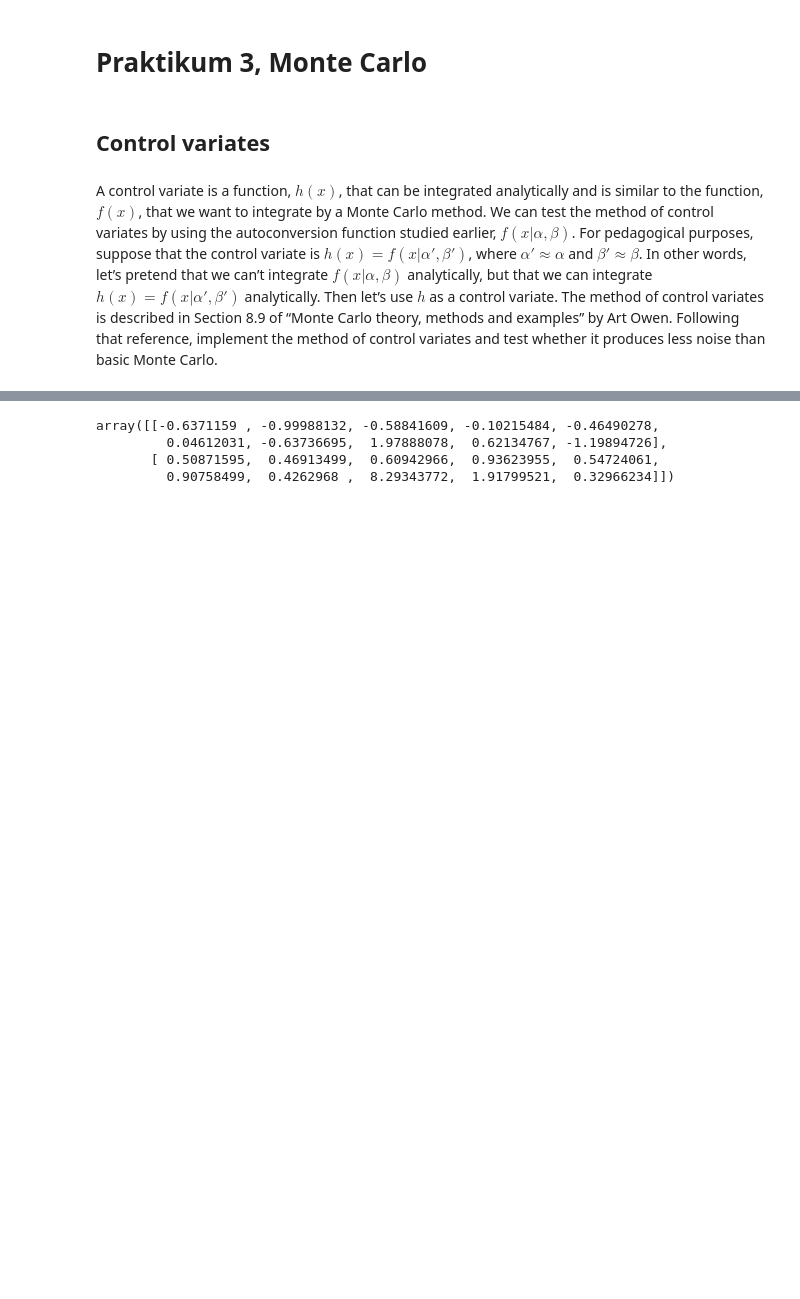
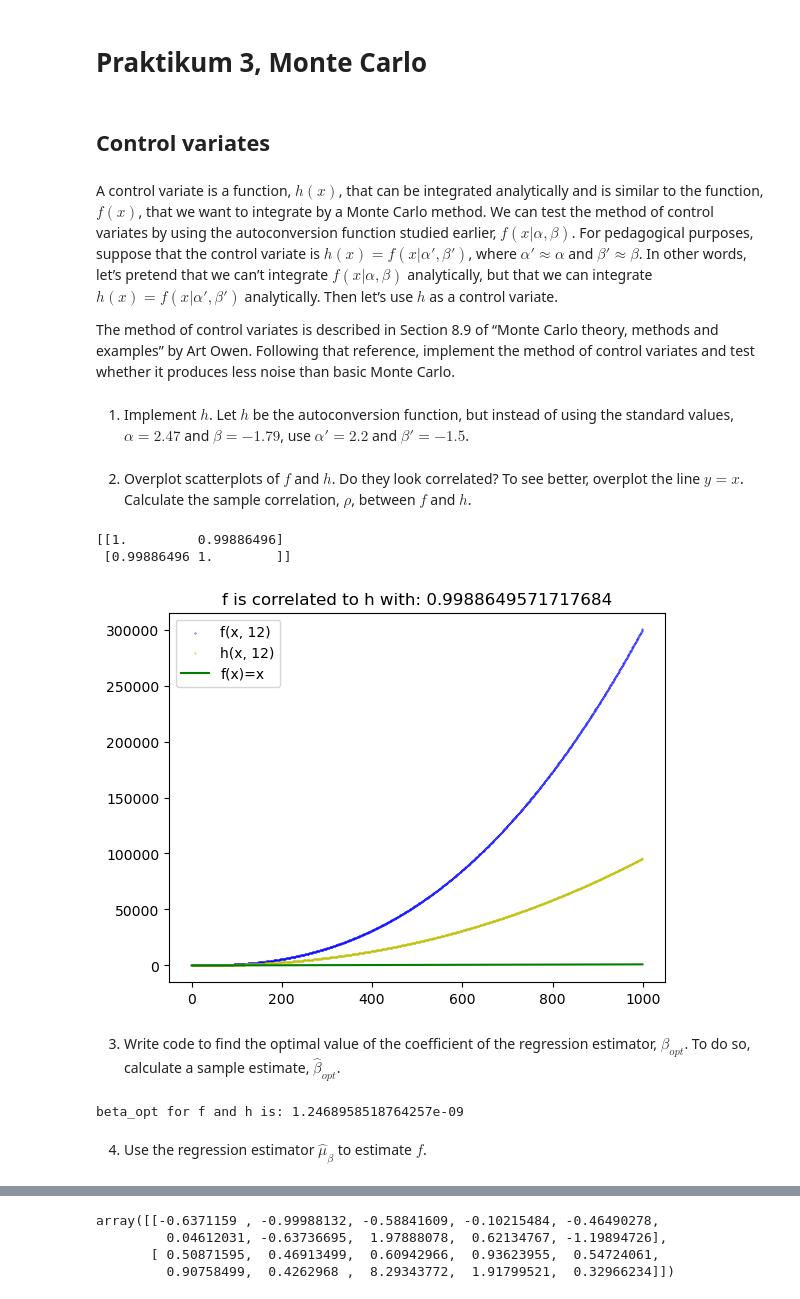
Before and after one commit to svbergmann/Mathematical-modeling-of-the-atmosphere, a Jupyter notebook: praktika/praktikum3.ipynb, the cells around one changed output, grey strips where cells are left out. Drawn from its saved outputs; the diff is of its cells as text; code cells hidden in the pictures; blank space fills up the shorter version.

```diff
--- a/praktika/praktikum3.ipynb
+++ b/praktika/praktikum3.ipynb
@@ -3,10 +3,73 @@
 # %% [markdown]
 ## Control variates
 # %% [markdown]
-A control variate is a function, $h(x)$, that can be integrated analytically and is similar to the function, $f(x)$, that we want to integrate by a Monte Carlo method.
-We can test the method of control variates by using the autoconversion function studied earlier, $f(x|\alpha, \beta)$.
- For pedagogical purposes, suppose that the control variate is $h(x) = f(x|\alpha ′, \beta ′)$, where $\alpha ′ \approx α$ and $\beta ′ \approx \beta$.
- In other words, let’s pretend that we can’t integrate $f(x|\alpha, \beta)$ analytically, but that we can integrate $h(x) = f(x|\alpha ′, \beta ′)$ analytically.
-Then let’s use $h$ as a control variate.
-The method of control variates is described in Section 8.9 of “Monte Carlo theory, methods and examples” by Art Owen.
- Following that reference, implement the method of control variates and test whether it produces less noise than basic Monte Carlo.
+A control variate is a function, $h(x)$, that can be integrated analytically and is similar to the function, $f(x)$, that we want to integrate by a Monte Carlo method. We can test the method of control variates by using the autoconversion function studied earlier, $f(x|\alpha, \beta)$. For pedagogical purposes, suppose that the control variate is $h(x) = f(x|\alpha ′, \beta ′)$, where $\alpha ′ \approx α$ and $\beta ′ \approx \beta$. In other words, let’s pretend that we can’t integrate $f(x|\alpha, \beta)$ analytically, but that we can integrate $h(x) = f(x|\alpha ′, \beta ′)$ analytically. Then let’s use $h$ as a control variate.
+
+The method of control variates is described in Section 8.9 of “Monte Carlo theory, methods and examples” by Art Owen. Following that reference, implement the method of control variates and test whether it produces less noise than basic Monte Carlo.
+# %% [markdown]
+1. Implement $h$. Let $h$ be the autoconversion function, but instead of using the standard values, $\alpha = 2.47$ and $\beta = −1.79$, use $\alpha' = 2.2$ and $\beta' = −1.5$.
+# %%
+def f(chi, N_c, alpha=2.47, beta=-1.79):
+    """Autoconversion.
+
+    Autoconversion is the process by which small cloud droplets grow in size
+    and become rain drops. Therefore, if there is more cloud water or larger
+    drops, rain forms more easily.
+
+    Args:
+        chi (float): Cloud water mixing ratio.
+        alpha (float): Often take to 2.47
+        beta (float): Often take to -1.79
+        N_c (float): Number of Cloud droplets.
+    """
+    from numpy import nan_to_num
+    from numpy import power
+    from numpy import heaviside
+    return nan_to_num(heaviside(chi, 1) * power(chi, alpha) * power(N_c, beta))
+
+
+def h(X, N_c):
+    return f(X, N_c, alpha=2.2, beta=-1.5)
+# %% [markdown]
+2. Overplot scatterplots of $f$ and $h$. Do they look correlated? To see better, overplot the line $y = x$. Calculate the sample correlation, $\rho$, between $f$ and $h$.
+# %%
+def plot_f_h(num_points=1000, N_c=12):
+    from matplotlib import pyplot as plt
+    import numpy as np
+    x = np.arange(0, num_points, 1)
+    f_x = f(chi=x, N_c=N_c)
+    h_x = h(X=x, N_c=N_c)
+    plt.scatter(x, f_x, label='f(x, 12)', s=0.1, c='b')
+    plt.scatter(x, h_x, label='h(x, 12)', s=0.1, c='y')
+    plt.plot(x, x, label='f(x)=x', c='g')
+    plt.title(f'f is correlated to h with: {np.corrcoef(f_x, h_x)[0, 1]}')
+    print(np.corrcoef(f_x, h_x))
+    plt.legend()
+    plt.show()
+
+
+plot_f_h()
+# %% [output]
+[[1.         0.99886496]
+ [0.99886496 1.        ]]
+[figure, added]
+# %% [markdown]
+3. Write code to find the optimal value of the coefficient of the regression estimator, $\beta_{opt}$. To do so, calculate a sample estimate, $\hat{\beta}_{opt}$.
+# %%
+def calc_beta_opt(f_x, h_x):
+    from numpy import corrcoef
+    from numpy import var
+    return corrcoef(f_x, h_x)[0, 1] / var(h_x)
+
+
+N_c = 12
+num_points = 1000
+from numpy import arange
+
+x = arange(0, num_points, 1)
+beta_opt = calc_beta_opt(f(chi=x, N_c=N_c), h(X=x, N_c=N_c))
+print(f'beta_opt for f and h is: {beta_opt}')
+# %% [output]
+beta_opt for f and h is: 1.2468958518764257e-09
+# %% [markdown]
+4. Use the regression estimator $\hat{\mu}_\beta$ to estimate $f$.
```
Also changed, not shown: parts of 2 cells of this notebook, 1 other file.
